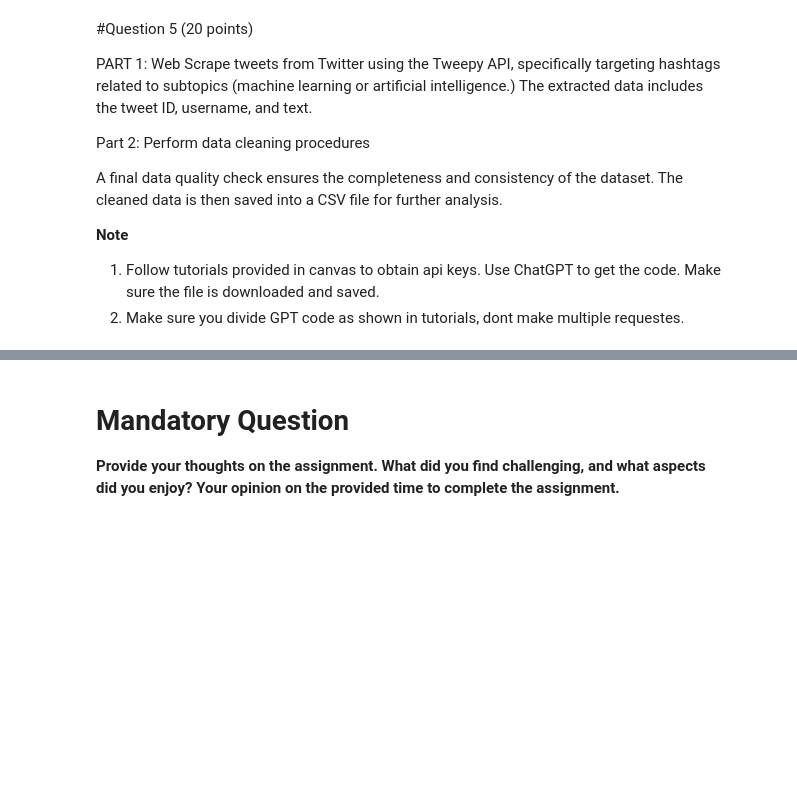
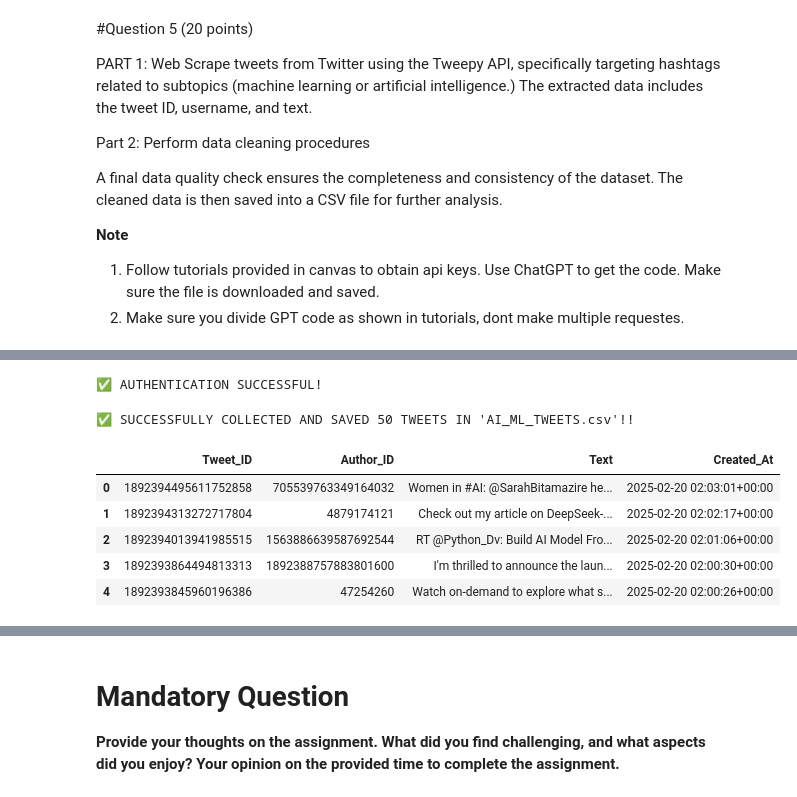
Before and after one commit to NikhilaArutla/Nikhila_INFO5731_Spring2025, a Jupyter notebook: Arutla_Nikhila_Assignment_02.ipynb, the cells around one changed output, grey strips where cells are left out. Saved outputs shown, nothing was run; the diff lists cells and outputs as text; code cells hidden in the pictures; blank space fills up the shorter version.

```diff
--- a/Arutla_Nikhila_Assignment_02.ipynb
+++ b/Arutla_Nikhila_Assignment_02.ipynb
@@ -584,0 +627,80 @@ A final data quality check ensures the completeness and consistency of the datas
+# %%
+# Import tweepy for accessing Twitter API
+
+# Define API keys and tokens for authentication
+API_KEY = "A9XM4CUUxiv1EREVmrHI8d6p2"
+API_SECRET = "SwFHbe7KCxVq4LnPNmbPB5gdC5gNoL8wrlT5xohtfjfilPL02V"
+ACCESS_TOKEN = "1891368043550523392-B73A6c2pcq4eOyWu5WnpJNX6sR1QfE"
+ACCESS_SECRET = "zAxBnd1H2cUo1c3kMWWwipRNkgxV5XsC4SMwZgzCTJfAM"
+BEARER_TOKEN = "AAAAAAAAAAAAAAAAAAAAAAFSzQEAAAAA2R3F0aAZwUeffItrLy425q6z3fA%3DdY8Qw6IInFXo7QLYvVhukPKkQDX8eFjY0GrWhe9H6NYGaPD6J8"
+
+
+# Authenticate using OAuth 1.0a
+auth = tweepy.OAuth1UserHandler(API_KEY, API_SECRET, ACCESS_TOKEN, ACCESS_SECRET)
+api = tweepy.API(auth, wait_on_rate_limit=True)
+
+# Initialize the Tweepy client with the bearer token
+client = tweepy.Client(bearer_token=BEARER_TOKEN)
+
+# Confirm successful authentication
+print("✅ AUTHENTICATION SUCCESSFUL!")
+# %% [output]
+✅ AUTHENTICATION SUCCESSFUL!
+# %%
+# Import necessary libraries
+
+# Initialize the Tweepy client with the bearer token
+client = tweepy.Client(bearer_token=BEARER_TOKEN)
+
+# Define a function to scrape tweets based on the given query
+def scrape_tweets(query, num_tweets=100):
+    tweets_data = []
+
+    try:
+        # Use Tweepy Paginator to fetch tweets
+        for tweet in tweepy.Paginator(
+            client.search_recent_tweets,
+            query=query,
+            tweet_fields=["id", "text", "created_at", "author_id"],
+            max_results=50
+        ).flatten(limit=num_tweets):
+
+            # Append tweet data to the list
+            tweets_data.append({
+                "Tweet_ID": tweet.id,
+                "Author_ID": tweet.author_id,
+                "Text": tweet.text,
+                "Created_At": tweet.created_at
+            })
+
+    except tweepy.TooManyRequests:
+        print("🔴 API RATE LIMIT REACHED! WAITING 15 MINUTES BEFORE RETRYING.....")
+        time.sleep(900)
+        return scrape_tweets(query, num_tweets)
+    except tweepy.TweepyException as e:
+        print(f"🔴 AN ERROR OCCURRED: {e}")
+        return pd.DataFrame()
+
+    # Return the data in DataFrame format
+    return pd.DataFrame(tweets_data)
+
+# Scrape tweets related to AI & Machine Learning hashtags
+df_tweets = scrape_tweets("#MachineLearning OR #ArtificialIntelligence -is:retweet", num_tweets=50)
+
+# Save the scraped data to a CSV file
+df_tweets.to_csv("AI_ML_TWEETS.csv", index=False)
+
+print("✅ SUCCESSFULLY COLLECTED AND SAVED 50 TWEETS IN 'AI_ML_TWEETS.csv'!! ")
+# %% [output]
+✅ SUCCESSFULLY COLLECTED AND SAVED 50 TWEETS IN 'AI_ML_TWEETS.csv'!!
+# %%
+# Load and display the first few rows of the scraped tweet data
+df = pd.read_csv("AI_ML_TWEETS.csv")
+df.head()
+# %% [output]
+|  | Tweet_ID | Author_ID | Text | Created_At |
+| 0 | 1892394495611752858 | 705539763349164032 | Women in #AI: @SarahBitamazire he... | 2025-02-20 02:03:01+00:00 |
+| 1 | 1892394313272717804 | 4879174121 | Check out my article on DeepSeek-... | 2025-02-20 02:02:17+00:00 |
+| 2 | 1892394013941985515 | 1563886639587692544 | RT @Python_Dv: Build AI Model Fro... | 2025-02-20 02:01:06+00:00 |
+| 3 | 1892393864494813313 | 1892388757883801600 | I'm thrilled to announce the laun... | 2025-02-20 02:00:30+00:00 |
+| 4 | 1892393845960196386 | 47254260 | Watch on-demand to explore what s... | 2025-02-20 02:00:26+00:00 |
```
Also changed, not shown: parts of 3 cells of this notebook.
